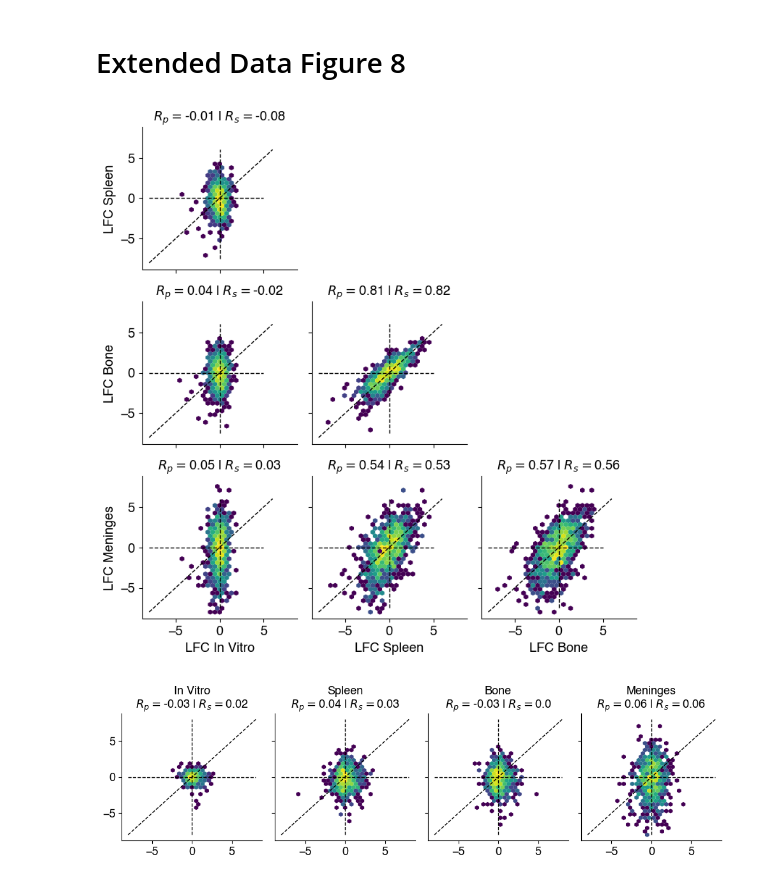
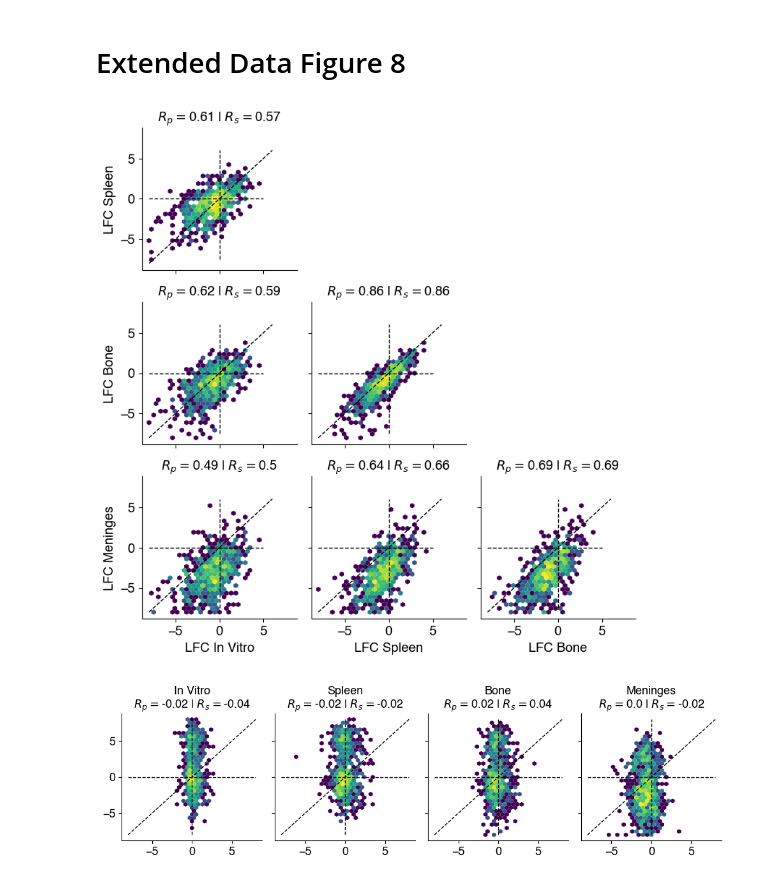
Before and after one commit to samgould2/B-ALL-in-vivo-base-editing, a Jupyter notebook: extended_figures.ipynb, the cells around one changed output. Saved outputs shown, nothing was run; the diff lists cells and outputs as text; code cells hidden in the pictures.

Commit message:
multiple fig edits

```diff
--- a/extended_figures.ipynb
+++ b/extended_figures.ipynb
@@ -751,14 +892,15 @@ fig.tight_layout()
 # %%
+ABE_LFC_FDR = pd.read_csv('ABE_LFC_FDR_df.csv')
+CBE_LFC_FDR = pd.read_csv('CBE_LFC_FDR_df.csv')
+
+
 cosmic = pd.read_csv('source_data/Census_allSun Nov 17 02_26_47 2024.csv').fillna('Undefined')
-
-#MBES = pd.read_csv('MBESv2_CORRECTED.csv')
-cc1 = pd.read_csv('master_table_min50_control_mean_invitro.csv')
 
 t_dict = {'TSG':'TSG', 'TSG, fusion':'TSG', 'Undefined':'Undefined', 'fusion':'Undefined', 'oncogene':'Oncogene',
        'oncogene, TSG':'Oncogene/TSG', 'oncogene, TSG, fusion':'Oncogene/TSG', 'oncogene, fusion': 'Oncogene'}
 
 gene_type = []
-for i, val in cc1.iterrows():
+for i, val in ABE_LFC_FDR.iterrows():
     v = val['gene_name_h']
     subset = cosmic[cosmic['Gene Symbol']==v]
     if len(subset)==0:
@@ -768,4 +910,17 @@ for i, val in cc1.iterrows():
 
         gene_type.append(t_dict[v2])
 
-cc1['Role in Cancer']=gene_type
+ABE_LFC_FDR['Role in Cancer']=gene_type
+
+gene_type = []
+for i, val in CBE_LFC_FDR.iterrows():
+    v = val['gene_name_h']
+    subset = cosmic[cosmic['Gene Symbol']==v]
+    if len(subset)==0:
+        gene_type.append('Undefined')
+    else:
+        v2 = subset['Role in Cancer'].values[0]
+
+        gene_type.append(t_dict[v2])
+
+CBE_LFC_FDR['Role in Cancer']=gene_type
@@ -1417,16 +2007,17 @@ fig.tight_layout()
 # %% [markdown]
 # Extended Data Figure 8
 # %%
-KO = pd.read_csv('KO_LFC.csv')
+KO = pd.read_csv('KO_LFC_FDR.csv')
+KO = KO[KO['Input_median']>=100]
 
-samples = ['LFC_d15', 'LFC_spleen', 'LFC_bone', 'LFC_meninges']
+samples = ['LFC_median_d15', 'LFC_median_spleen', 'LFC_median_bonemarrow', 'LFC_median_meninges']
 
 fig, ax = plt.subplots(4,4,figsize=(10,10), sharex=True, sharey=True)
 
 palette = ['#F9CBA8', '#ED6A50', '#7284A1', 'lightgrey', 'darkslategray']
 
 
-s_dict = {'LFC_d15': 'LFC In Vitro', 'LFC_spleen': 'LFC Spleen', 'LFC_bone': 'LFC Bone', 'LFC_meninges': 'LFC Meninges'}
+s_dict = {'LFC_median_d15': 'LFC In Vitro', 'LFC_median_spleen': 'LFC Spleen', 'LFC_median_bonemarrow': 'LFC Bone', 'LFC_median_meninges': 'LFC Meninges'}
 for idx, samp in enumerate(samples):
 
     row = idx
@@ -1466,39 +2057,39 @@ fig.delaxes(ax[2][3])
 fig.delaxes(ax[3][3])
 
 fig.tight_layout()
-#fig.savefig('figures/extended_fig_KO_correlations.pdf')
+#fig.savefig('figures/extended_fig_KO_correlations_UPDATED.pdf', transparent=True)
 # %% [output]
-[figure, old version]
+[figure, new version]
 # %%
-BE = pd.read_csv('master_table_min50_control_mean_invitro.csv')
-BE = BE[(BE['classification']=='targeting guide') & (BE['Editor']=='ABE') & (BE['target_base_edit_perc']>=20)]
-KO = pd.read_csv('KO_LFC.csv').rename(columns = {'sgrna':'gRNA_id'})
+BE = pd.read_csv('ABE_LFC_FDR_df.csv')
+BE = BE[(BE['classification']=='targeting guide') & (BE['target_base_edit_perc']>=20)]
+KO = pd.read_csv('KO_LFC_FDR.csv').rename(columns = {'sgrna':'gRNA_id', 'LFC_median_d15':'LFC_median_d15_KO', 'LFC_median_spleen':'LFC_median_spleen_KO', 'LFC_median_bonemarrow':'LFC_median_bonemarrow_KO', 'LFC_median_meninges':'LFC_median_meninges_KO'})
 
 merged = pd.merge(KO, BE, on='gRNA_id')
 
-samples_KO = ['LFC_d15', 'LFC_spleen', 'LFC_bone', 'LFC_meninges']
-samples_BE = ['LFC_In Vitro D15', 'LFC_Spleen', 'LFC_Bone', 'LFC_Meninges']
+samples_KO = ['LFC_median_d15_KO', 'LFC_median_spleen_KO', 'LFC_median_bonemarrow_KO', 'LFC_median_meninges_KO']
+samples_BE = ['LFC_median_d15', 'LFC_median_spleen', 'LFC_median_bonemarrow', 'LFC_median_meninges']
 names = ['In Vitro', 'Spleen', 'Bone', "Meninges"]
 
 fig, ax = plt.subplots(1,4,figsize=(10,3), sharex=True, sharey=True)
 
 for i in range(4):
 
     ax[i].hexbin(merged[samples_BE[i]], merged[samples_KO[i]], bins='log', gridsize=30, linewidth=0, extent = (-8, 8, -8, 8))
     ax[i].plot([0,0],[-8,8], linestyle='dashed', color='black', linewidth=1)
     ax[i].plot([-8,8],[0,0], linestyle='dashed', color='black', linewidth=1)
     ax[i].plot([-8,8],[-8,8], linestyle='dashed', color='black', linewidth=1)
     ax[i].spines[['top', 'right']].set_visible(False)
     ax[i].tick_params(axis='both', which='major', labelsize=13,)
 
     spear = np.round(scipy.stats.spearmanr(merged[samples_BE[i]], merged[samples_KO[i]]).statistic, 2)
     pear = np.round(scipy.stats.pearsonr(merged[samples_BE[i]], merged[samples_KO[i]]).statistic, 2)
 
     ax[i].set_title(f'{names[i]}\n' + '$R_{p} = $' + f'{pear}' + ' | $R_{s} = $' + f'{spear}', fontsize=13)
 
     #ax[i].set_title(names[i], fontsize=14)
 
 fig.tight_layout()
-#fig.savefig('figures/extended_BE_vs_KO.pdf')
+fig.savefig('figures/extended_BE_vs_KO_UPDATED.pdf', transparent=True)
 # %% [output]
-[figure, old version]
+[figure, new version]
```
Also changed, not shown: parts of 27 cells of this notebook, 27 other files.
